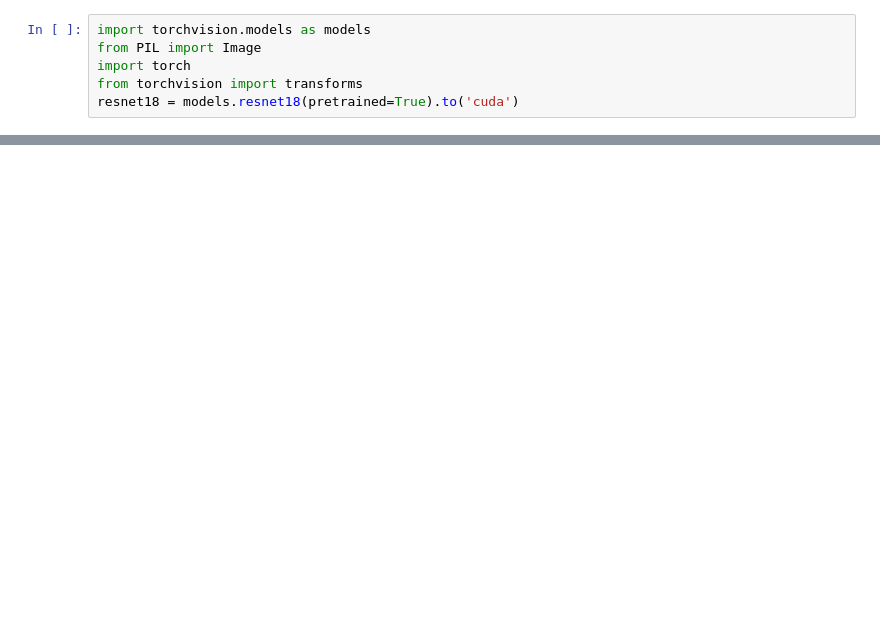
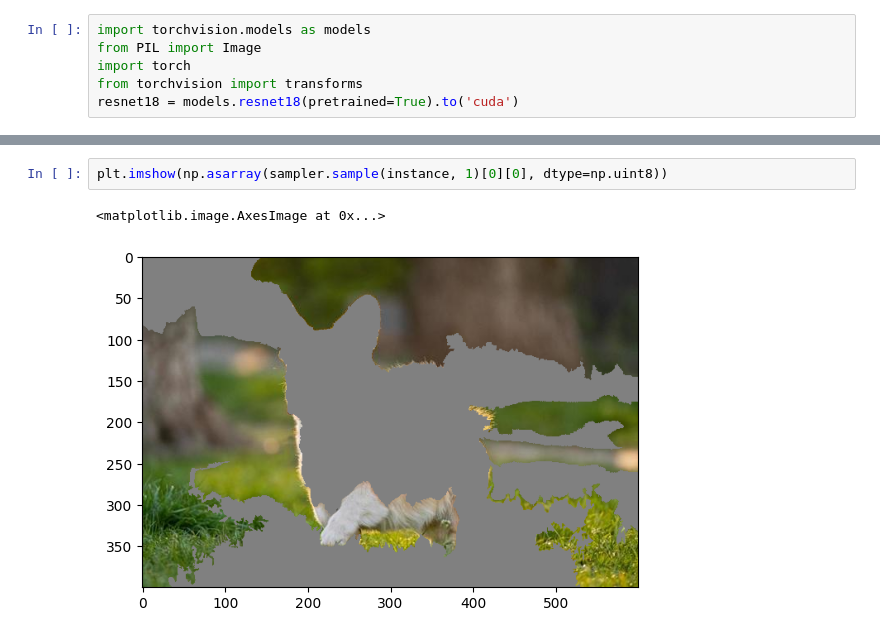
Before and after one commit to LuanAdemi/glime-proto, a Jupyter notebook: test_lime.ipynb, the cells around one changed output, grey strips where cells are left out. Cells and saved outputs as stored; diff of their text form; blank space fills up the shorter version.

```diff
--- a/test_lime.ipynb
+++ b/test_lime.ipynb
@@ -63,0 +64,5 @@ importances = explainer.explain(instance)
+# %%
+plt.imshow(np.asarray(sampler.sample(instance, 1)[0][0], dtype=np.uint8))
+# %% [output]
+<matplotlib.image.AxesImage at 0x...>
+[figure, added]
```
Also changed, not shown: parts of 2 cells of this notebook, 1 other file.
